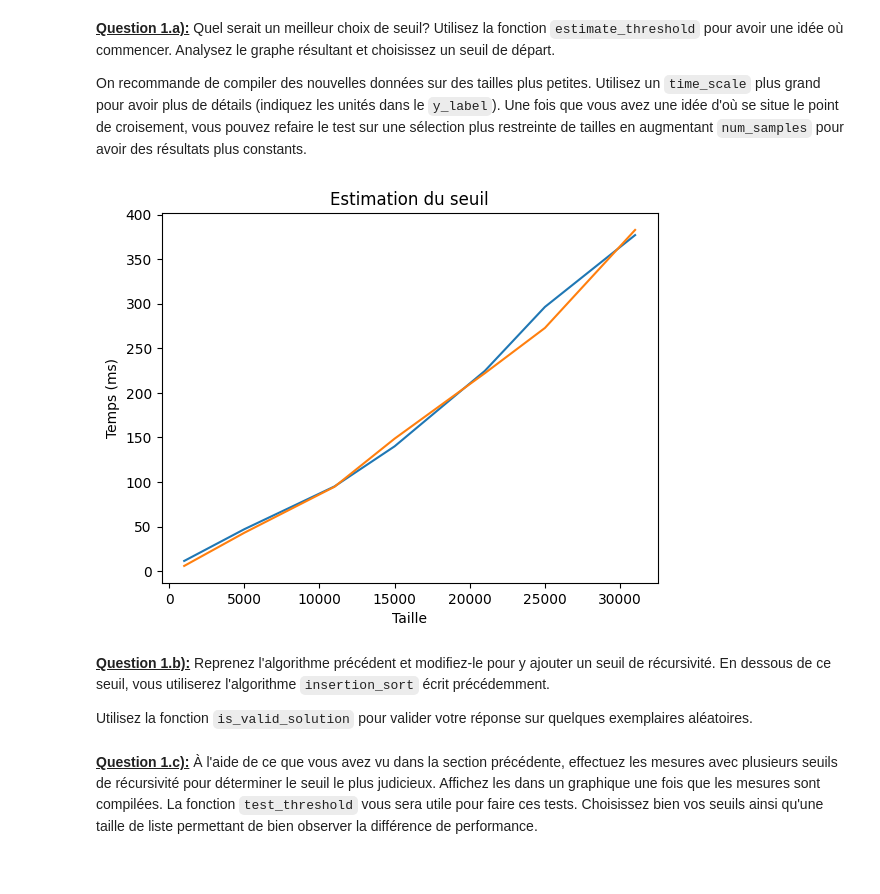
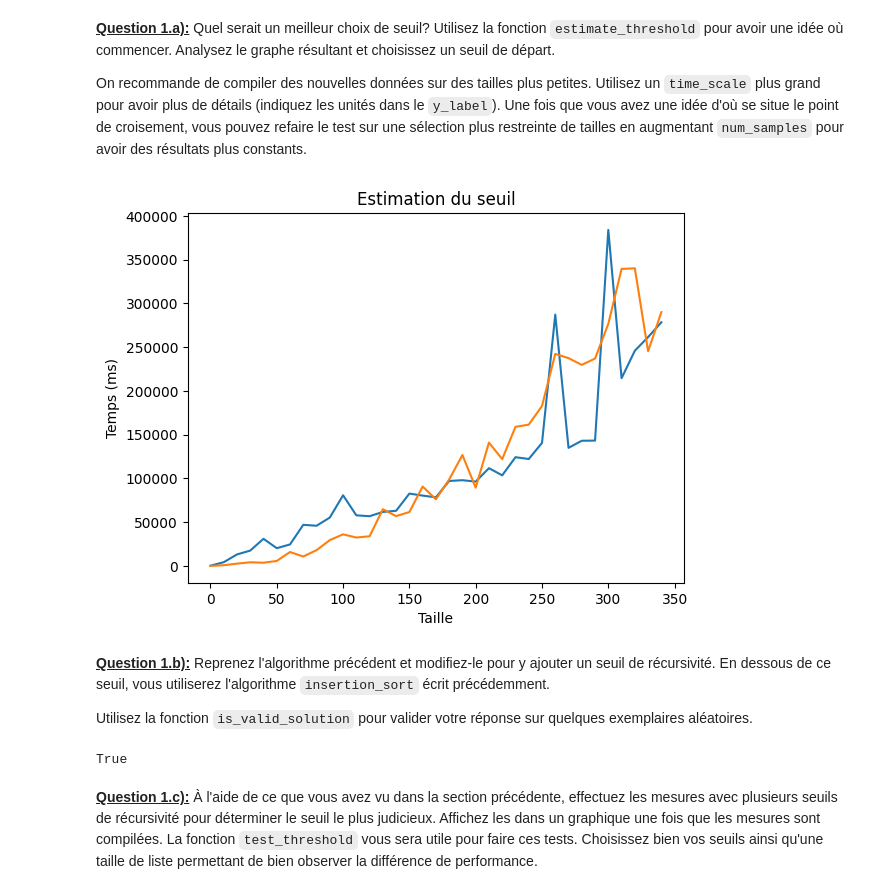
Before and after one commit to PageotM/INF8775_TP1, a Jupyter notebook: tp1_squelette.ipynb, the cells around one changed output. Saved outputs shown, nothing was run; the diff lists cells and outputs as text; code cells hidden in the pictures.

Commit message:
miaw miaw miaw

```diff
--- a/tp1_squelette.ipynb
+++ b/tp1_squelette.ipynb
@@ -139,31 +139,31 @@ def make_problems(sizes: list[int], max_numbers: list[int], num_samples: int = 5
             problems.append(Problem(size,max_number,num_samples))
     return problems
 
-def measure(procedure: Callable[[list[int]],list[int]], sample: list[int]) -> int:
+def measure(procedure: Callable[[list[int]],list[int]], sample: list[int], time_scale: int = 1000) -> int:
     """Returns the time in milliseconds taken to run the procedure.
 
     Raises:
         InvalidSolution: If the procedure returns an invalid solution, raises an exception.
     """
-    start: int = time.time() * 1000
+    start: int = time.time() * time_scale
     solution: list[int] = procedure(sample)
-    end: int = time.time() * 1000
+    end: int = time.time() * time_scale
     if not is_valid_solution(sample, solution):
         raise InvalidSolution()
     return round(end - start)
 
-def measure_mean(procedure: Callable[[list[int]],list[int]], prob: Problem) -> Measure:
+def measure_mean(procedure: Callable[[list[int]],list[int]], prob: Problem, time_scale: int = 1000) -> Measure:
     """Generates multiple samples with the specified parameters and returns the mean time in milliseconds
 
     Raises:
         InvalidSolution: If one of the samples results in an invalid solution.
     """
     mean_time = sum(
-        [measure(procedure,sample) for sample in prob.samples]
+        [measure(procedure,sample,time_scale) for sample in prob.samples]
     ) / prob.num_samples
     return Measure(prob.size, prob.max_number, mean_time)
 
-def measure_range(procedure: Callable[[list[int]],list[int]], problems: list[Problem]) -> list[Measure]:
+def measure_range(procedure: Callable[[list[int]],list[int]], problems: list[Problem], time_scale: int = 1000) -> list[Measure]:
     """Measures the mean time taken in milliseconds for each size in the given list.
     Uses a fixed max_number to measure the effect of size on its own.
 
@@ -175,7 +175,7 @@ def measure_range(procedure: Callable[[list[int]],list[int]], problems: list[Pro
         of the problem as well as the mean time.
     """
     return [
-        measure_mean(procedure, prob)
+        measure_mean(procedure, prob, time_scale)
         for prob in problems
     ]
 
@@ -626,43 +626,26 @@ On recommande de compiler des nouvelles données sur des tailles plus petites. U
 # %%
 # TODO Find a better starting point for the threshold
 import random as rand
 import copy
-toSort = [rand.randint(0, 1000) for i in range(10)]
-def quick_sort_hybrid(original: list[int]) -> list[int]:
-    miaw = copy.deepcopy(original)
-    if len(miaw) < 100: #finished
-        return insertion_sort(miaw)
-    else:
-        pivotIndex = rand.randint(0, len(miaw) - 1)
-        pivot = miaw[pivotIndex]
-        miaw.pop(pivotIndex)
-        greater = list()
-        lower = list()
 
-        for index in range(len(miaw)):
-            if miaw[index] <= pivot:
-                lower.append(miaw[index])
-            else:
-                greater.append(miaw[index])
-        return quick_sort(lower) + [pivot] + quick_sort(greater)
+
+
+measures1 = measure_range(quick_sort, make_problems(sizes=[i for i in range(0, 350, 10)],max_numbers=[1000]), time_scale=100000000)
+measures2 = measure_range(insertion_sort, make_problems(sizes=[i for i in range(0, 350, 10)],max_numbers=[1000]), time_scale=100000000)
 
 def make_dict(measures) -> dict[int, int]:
     measures_as_dict= dict()
     for measure in measures:
         measures_as_dict[measure.size] = measure.mean
     return measures_as_dict
 
-
-measures1 = measure_range(quick_sort, make_problems(sizes=[1000,5000,11000,15000,21000,25000,31000],max_numbers=[1000]))
-measures2 = measure_range(quick_sort_hybrid, make_problems(sizes=[1000,5000,11000,15000,21000,25000,31000],max_numbers=[1000]))
-
 miaw1 = make_dict(measures1)
 miaw2 = make_dict(measures2)
 
 # display_data_as_table(measures)
-estimate_threshold(miaw1, miaw2, "one", "two")
+estimate_threshold(miaw1, miaw2, "one", "two") #miaw1 c'est bleu et l'autre orange
 # %% [output]
-[figure, old version]
+[figure, new version]
 # %% [markdown]
 <u>**Question 1.b):**</u> Reprenez l'algorithme précédent et modifiez-le pour y ajouter un seuil de récursivité. En dessous de ce seuil, vous utiliserez l'algorithme `insertion_sort` écrit précédemment.
 
@@ -674,3 +653,26 @@ def quick_sort_threshold(original: list[int], threshold: int = 1) -> list[int]:
+# %%
+toSort = [rand.randint(0, 1000) for i in range(10)]
+def quick_sort_threshold(original: list[int], threshold: int = 1) -> list[int]:
+    miaw = copy.deepcopy(original)
+    if len(miaw) < threshold: #finished
+        return insertion_sort(miaw)
+    else:
+        pivotIndex = rand.randint(0, len(miaw) - 1)
+        pivot = miaw[pivotIndex]
+        miaw.pop(pivotIndex)
+        greater = list()
+        lower = list()
+
+        for index in range(len(miaw)):
+            if miaw[index] <= pivot:
+                lower.append(miaw[index])
+            else:
+                greater.append(miaw[index])
+        return quick_sort(lower) + [pivot] + quick_sort(greater)
+
+is_valid_solution(toSort,quick_sort_threshold(toSort))
+# %% [output]
+True
 # %% [markdown]
 <u>**Question 1.c):**</u> À l'aide de ce que vous avez vu dans la section précédente, effectuez les mesures avec plusieurs seuils de récursivité pour déterminer le seuil le plus judicieux. Affichez les dans un graphique une fois que les mesures sont compilées. La fonction `test_threshold` vous sera utile pour faire ces tests. Choisissez bien vos seuils ainsi qu'une taille de liste permettant de bien observer la différence de performance.
 # %%
```
Also changed, not shown: parts of 1 cell of this notebook.
